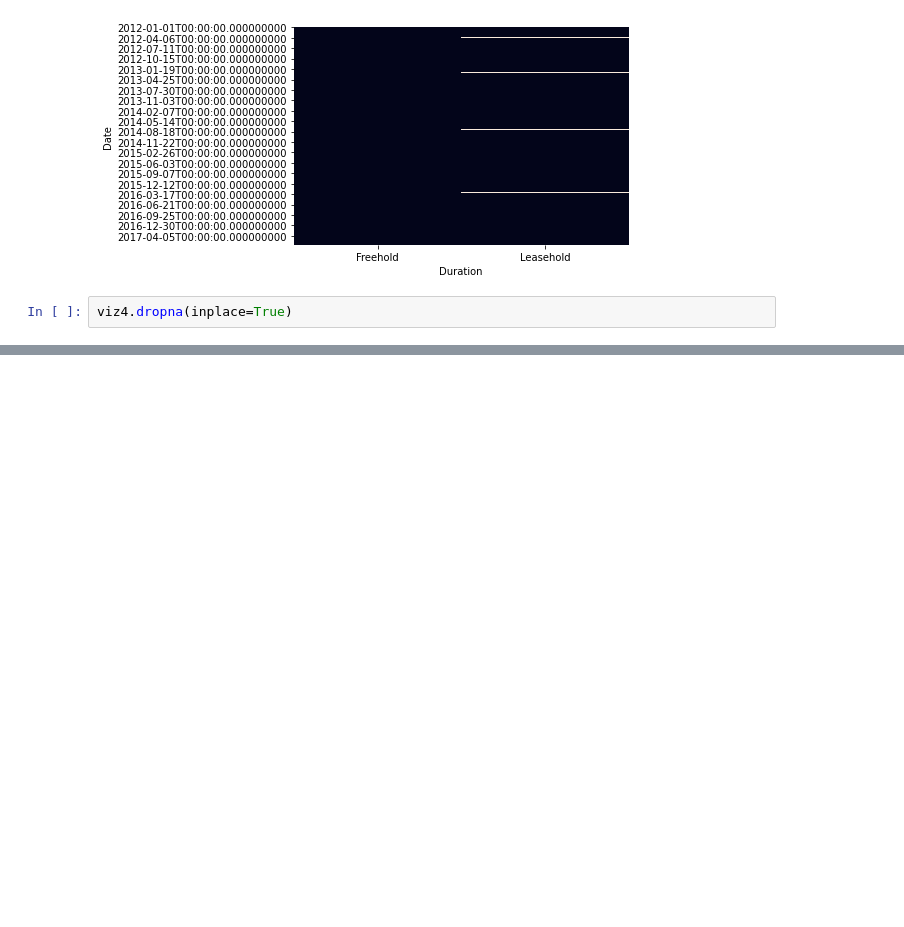
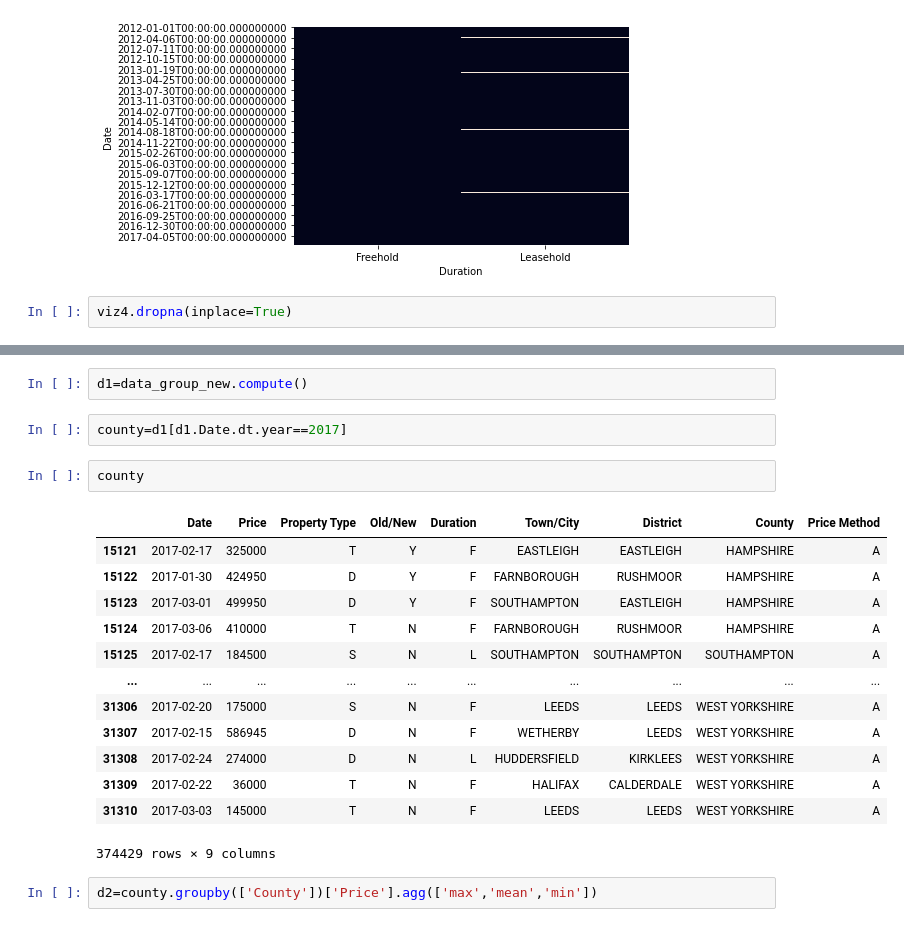
Before and after one commit to Thuong89/UK_housing_with_Dask_big_data, a Jupyter notebook: UK_housing_Thuong.ipynb, the cells around one changed output, grey strips where cells are left out. Cells and saved outputs as stored; diff of their text form; blank space fills up the shorter version.

```diff
--- a/UK_housing_Thuong.ipynb
+++ b/UK_housing_Thuong.ipynb
@@ -484,0 +516,22 @@ interactive(children=(Dropdown(description='a', options=('M', 'YS'), value='M'),
+# %%
+d1=data_group_new.compute()
+# %%
+county=d1[d1.Date.dt.year==2017]
+# %%
+county
+# %% [output]
+|  | Date | Price | Property Type | Old/New | Duration | Town/City | District | County | Price Method |
+| 15121 | 2017-02-17 | 325000 | T | Y | F | EASTLEIGH | EASTLEIGH | HAMPSHIRE | A |
+| 15122 | 2017-01-30 | 424950 | D | Y | F | FARNBOROUGH | RUSHMOOR | HAMPSHIRE | A |
+| 15123 | 2017-03-01 | 499950 | D | Y | F | SOUTHAMPTON | EASTLEIGH | HAMPSHIRE | A |
+| 15124 | 2017-03-06 | 410000 | T | N | F | FARNBOROUGH | RUSHMOOR | HAMPSHIRE | A |
+| 15125 | 2017-02-17 | 184500 | S | N | L | SOUTHAMPTON | SOUTHAMPTON | SOUTHAMPTON | A |
+| ... | ... | ... | ... | ... | ... | ... | ... | ... | ... |
+| 31306 | 2017-02-20 | 175000 | S | N | F | LEEDS | LEEDS | WEST YORKSHIRE | A |
+| 31307 | 2017-02-15 | 586945 | D | N | F | WETHERBY | LEEDS | WEST YORKSHIRE | A |
+| 31308 | 2017-02-24 | 274000 | D | N | L | HUDDERSFIELD | KIRKLEES | WEST YORKSHIRE | A |
+| 31309 | 2017-02-22 | 36000 | T | N | F | HALIFAX | CALDERDALE | WEST YORKSHIRE | A |
+| 31310 | 2017-03-03 | 145000 | T | N | F | LEEDS | LEEDS | WEST YORKSHIRE | A |
+374429 rows × 9 columns
+# %%
+d2=county.groupby(['County'])['Price'].agg(['max','mean','min'])
```
Also changed, not shown: parts of 23 cells of this notebook.
